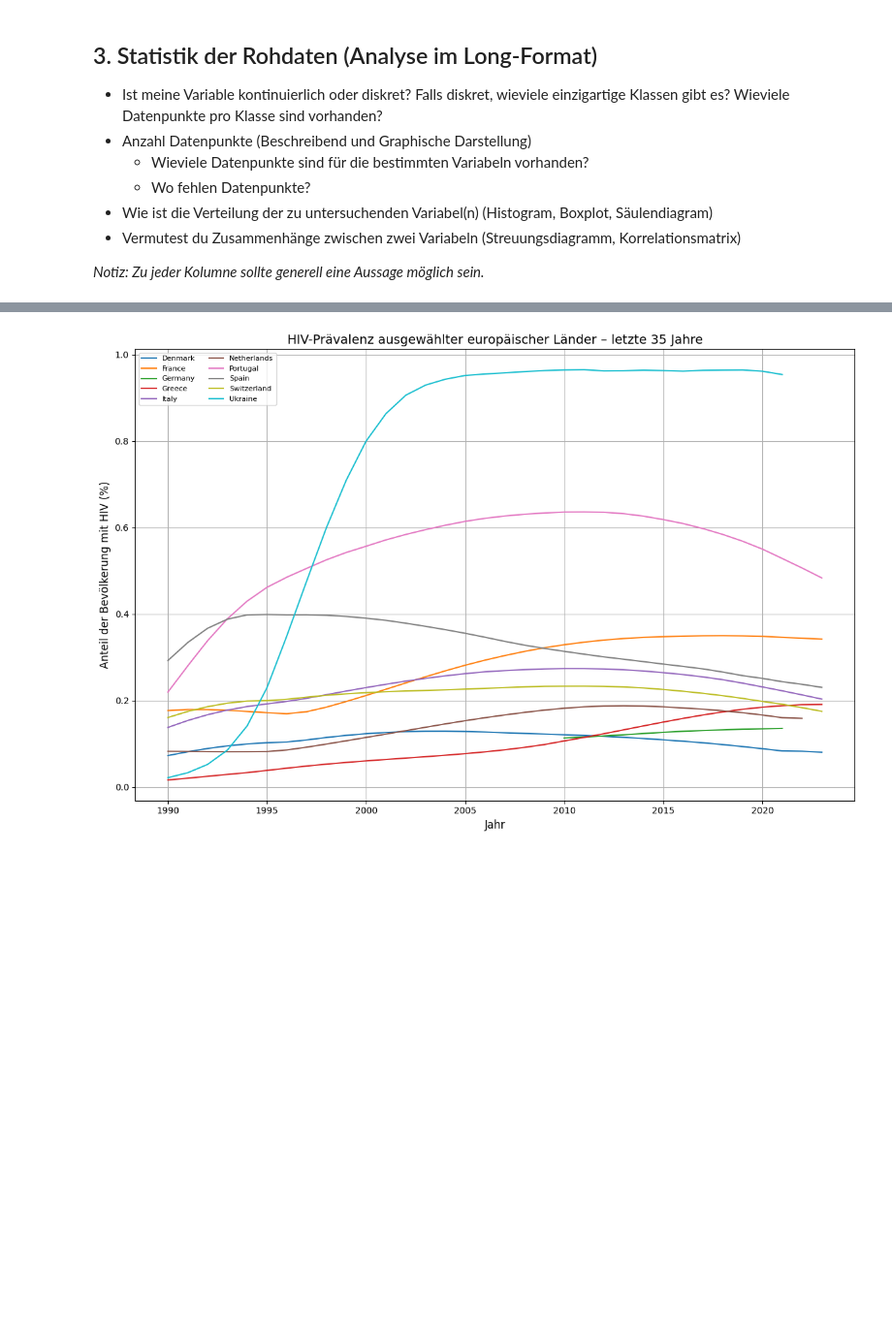
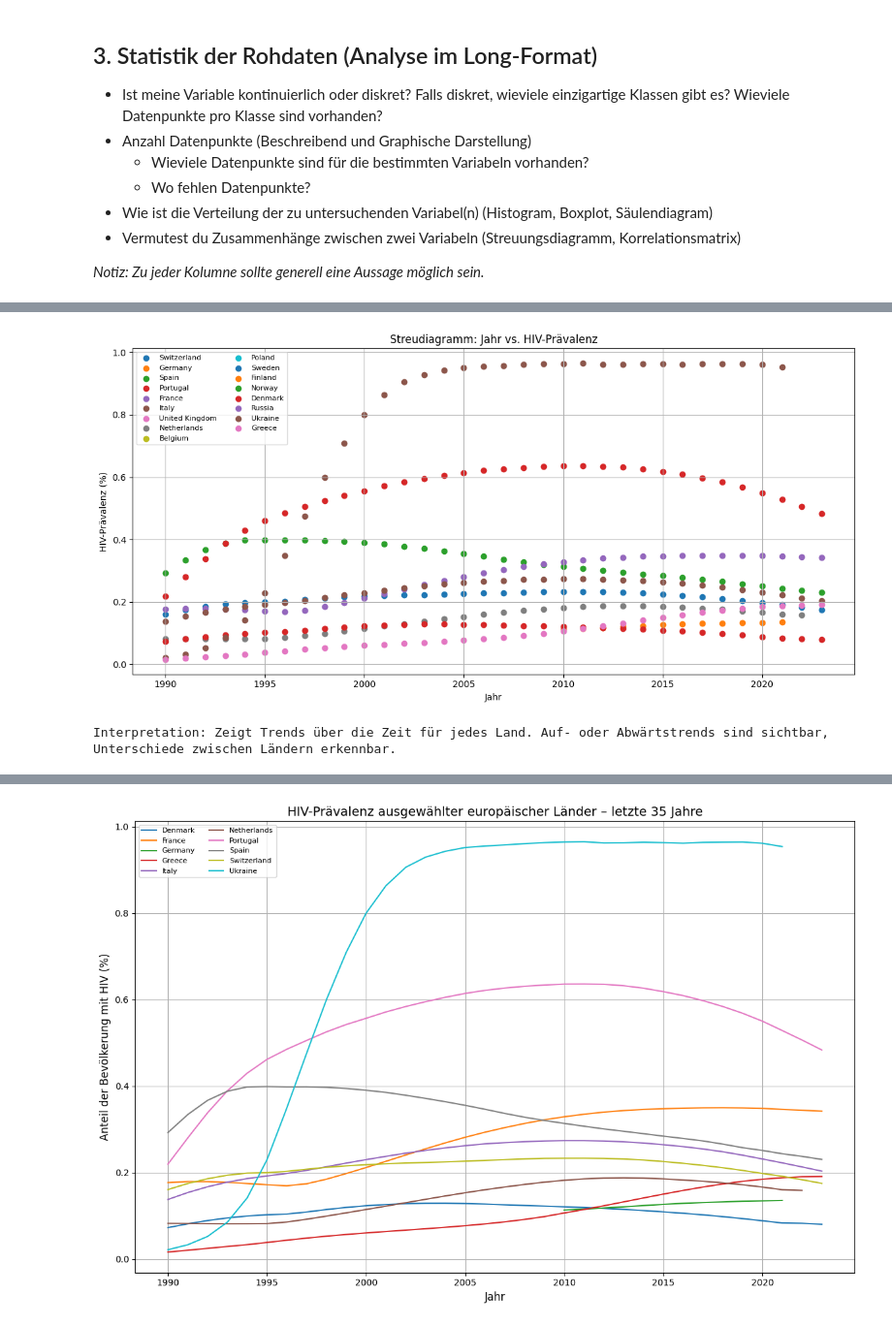
Before and after one commit to Elischwan/Leistungsnachweis-1, a Jupyter notebook: Grundgerüst_Leistungsnachweis.ipynb, the cells around one changed output, grey strips where cells are left out. Shown at 97% size. Saved outputs shown, nothing was run; the diff lists cells and outputs as text; code cells hidden in the pictures; blank space fills up the shorter version.

```diff
--- a/Grundgerüst_Leistungsnachweis.ipynb
+++ b/Grundgerüst_Leistungsnachweis.ipynb
@@ -380,0 +283,18 @@ Interpretation Pairplot:
+# %%
+# 5. STREUDIAGRAMM: Jahr vs. HIV
+
+plt.figure(figsize=(12,6))
+for country in selected_countries:
+    country_df = df[df["Entity"]==country]
+    plt.scatter(country_df["Year"], country_df[hiv_col], label=country)
+plt.title("Streudiagramm: Jahr vs. HIV-Prävalenz")
+plt.xlabel("Jahr")
+plt.ylabel("HIV-Prävalenz (%)")
+plt.legend(fontsize=8, ncol=2)
+plt.grid(True)
+plt.tight_layout()
+plt.show()
+print("Interpretation: Zeigt Trends über die Zeit für jedes Land. Auf- oder Abwärtstrends sind sichtbar, Unterschiede zwischen Ländern erkennbar.")
+# %% [output]
+[figure, added]
+Interpretation: Zeigt Trends über die Zeit für jedes Land. Auf- oder Abwärtstrends sind sichtbar, Unterschiede zwischen Ländern erkennbar.
```
Also changed, not shown: parts of 4 cells of this notebook.
